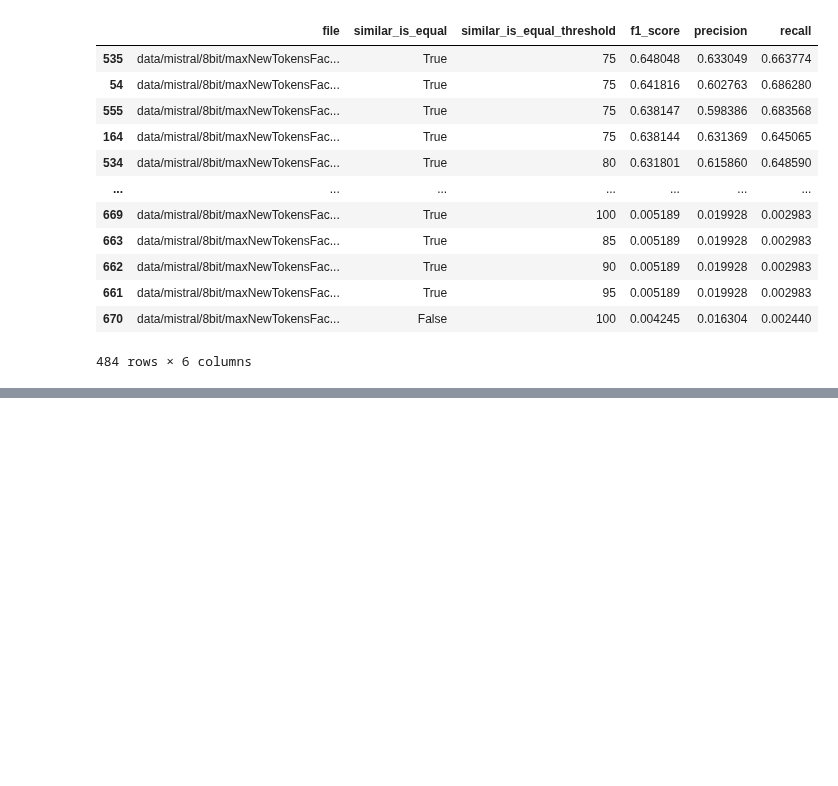
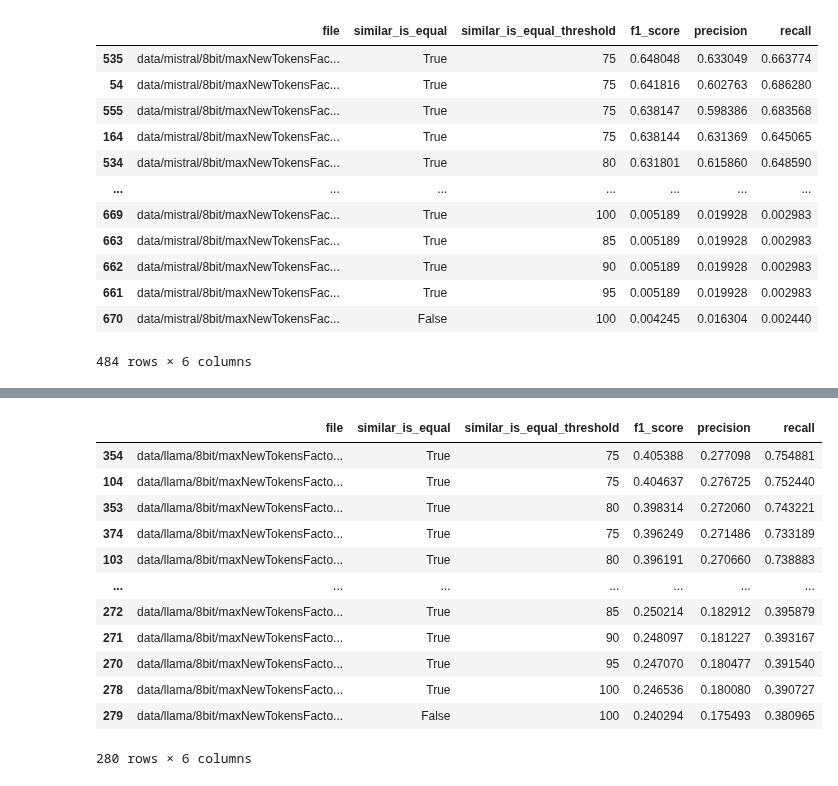
Before and after one commit to ferrazzipietro/mistral_finetuning, a Jupyter notebook: evaluation.ipynb, the cells around one changed output, grey strips where cells are left out. Cells and saved outputs as stored; diff of their text form; code cells hidden in the pictures; blank space fills up the shorter version.

```diff
--- a/evaluation.ipynb
+++ b/evaluation.ipynb
@@ -314,0 +382,16 @@ evaluation_results[evaluation_results['similar_is_equal_threshold']>=75].sort_va
+# %%
+evaluation_results[evaluation_results['similar_is_equal_threshold']>=75].sort_values(by='f1_score', ascending=False)
+# %% [output]
+|  | file | similar_is_equal | similar_is_equal_threshold | f1_score | precision | recall |
+| 354 | data/llama/8bit/maxNewTokensFacto... | True | 75 | 0.405388 | 0.277098 | 0.754881 |
+| 104 | data/llama/8bit/maxNewTokensFacto... | True | 75 | 0.404637 | 0.276725 | 0.752440 |
+| 353 | data/llama/8bit/maxNewTokensFacto... | True | 80 | 0.398314 | 0.272060 | 0.743221 |
+| 374 | data/llama/8bit/maxNewTokensFacto... | True | 75 | 0.396249 | 0.271486 | 0.733189 |
+| 103 | data/llama/8bit/maxNewTokensFacto... | True | 80 | 0.396191 | 0.270660 | 0.738883 |
+| ... | ... | ... | ... | ... | ... | ... |
+| 272 | data/llama/8bit/maxNewTokensFacto... | True | 85 | 0.250214 | 0.182912 | 0.395879 |
+| 271 | data/llama/8bit/maxNewTokensFacto... | True | 90 | 0.248097 | 0.181227 | 0.393167 |
+| 270 | data/llama/8bit/maxNewTokensFacto... | True | 95 | 0.247070 | 0.180477 | 0.391540 |
+| 278 | data/llama/8bit/maxNewTokensFacto... | True | 100 | 0.246536 | 0.180080 | 0.390727 |
+| 279 | data/llama/8bit/maxNewTokensFacto... | False | 100 | 0.240294 | 0.175493 | 0.380965 |
+280 rows × 6 columns
```
Also changed, not shown: parts of 5 cells of this notebook, 45 other files.
